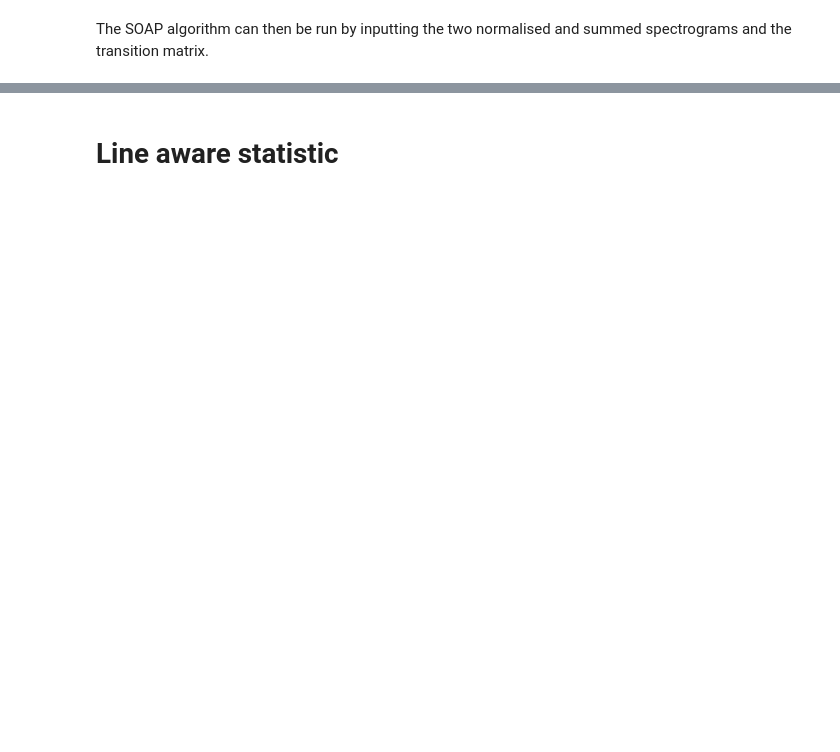
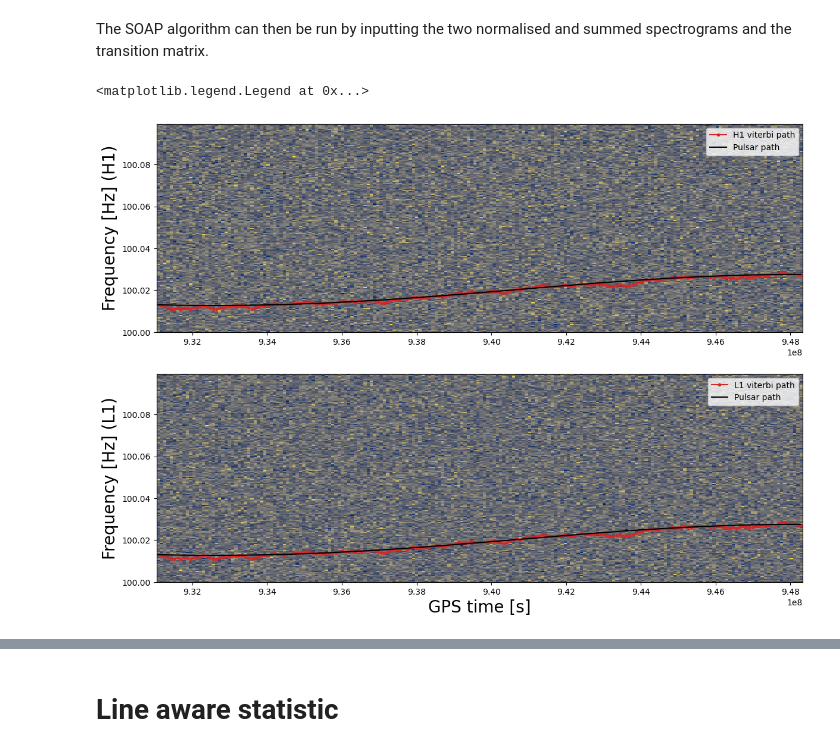
Before and after one commit to jcbayley/cwworkshop, a Jupyter notebook: cwworkshop_soap.ipynb, the cells around one changed output, grey strips where cells are left out. Saved outputs shown, nothing was run; the diff lists cells and outputs as text; code cells hidden in the pictures; blank space fills up the shorter version.

```diff
--- a/cwworkshop_soap.ipynb
+++ b/cwworkshop_soap.ipynb
@@ -74,3 +130,4 @@ ax[1].set_ylabel("Frequency [Hz]",fontsize=20)
 The transition matrix defines the constraints that are placed on the track as it iterates between one time step and the next. In this case we are using multiple detectors therefore there are three components to the transition matrix. (up/down probability, geocenter to detector 1 probability, geocenter to detector 2 probability).
 # %%
-transition_matrix = soapcw.tools.transition_matrix_2d(1, 1e200,1e200)
+transition_matrix = soapcw.tools.transition_matrix_2d(1.1, 1e200,1e200)
+print(transition_matrix)
@@ -79,11 +148,22 @@ The SOAP algorithm can then be run by inputting the two normalised and summed sp
 # %%
 soapout = soapcw.two_detector(transition_matrix, spect.H1.summed_norm_sft_power, spect.H1.summed_norm_sft_power)
 # %%
-fig, ax = plt.subplots(nrows=1,figsize=(14,5))
-ax.imshow(spect.H1.summed_norm_sft_power.T,aspect="auto",origin="lower",extent=[spect.epochs.min(),spect.epochs.max(),spect.frequencies.min(),spect.frequencies.max()],cmap="cividis", interpolation="none")
-ax.plot(spect.epochs[::48], spect.frequencies[soapout.vit_track], color="r")
-ax.set_xlabel("GPS time [s]",fontsize=20)
-ax.set_ylabel("Frequency [Hz]",fontsize=20)
+fig, ax = plt.subplots(nrows=2,figsize=(14,10))
+half_day = 12*3600
+ax[0].imshow(spect.H1.summed_norm_sft_power.T,aspect="auto",origin="lower",extent=[spect.epochs.min(),spect.epochs.max(),spect.frequencies.min(),spect.frequencies.max()],cmap="cividis", interpolation="none")
+ax[1].imshow(spect.L1.summed_norm_sft_power.T,aspect="auto",origin="lower",extent=[spect.epochs.min(),spect.epochs.max(),spect.frequencies.min(),spect.frequencies.max()],cmap="cividis", interpolation="none")
+ax[0].plot(spect.epochs[::48] + half_day, spect.frequencies[soapout.vit_track1], color="C3", marker="o", ms=3, label="H1 viterbi path")
+ax[1].plot(spect.epochs[::48] + half_day, spect.frequencies[soapout.vit_track2], color="C3", marker="o", ms=3, label="L1 viterbi path")
+ax[0].plot(spect.epochs[::48] + half_day, h1_summed_pulsar_path, color="k", label="Pulsar path")
+ax[1].plot(spect.epochs[::48] + half_day, h1_summed_pulsar_path, color="k", label="Pulsar path")
+ax[1].set_xlabel("GPS time [s]",fontsize=20)
+ax[0].set_ylabel("Frequency [Hz] (H1)",fontsize=20)
+ax[1].set_ylabel("Frequency [Hz] (L1)",fontsize=20)
+ax[0].legend()
+ax[1].legend()
+# %% [output]
+<matplotlib.legend.Legend at 0x...>
+[figure, added]
 # %%
 fig, ax = plt.subplots(figsize=(14,5))
 img=ax.imshow(np.log(soapout.vitmap.T), origin="lower", aspect="auto", extent=[spect.epochs.min(),spect.epochs.max(),spect.frequencies.min(),spect.frequencies.max()],cmap="cividis", interpolation="none")
```
Also changed, not shown: parts of 68 cells of this notebook, 3 other files.
